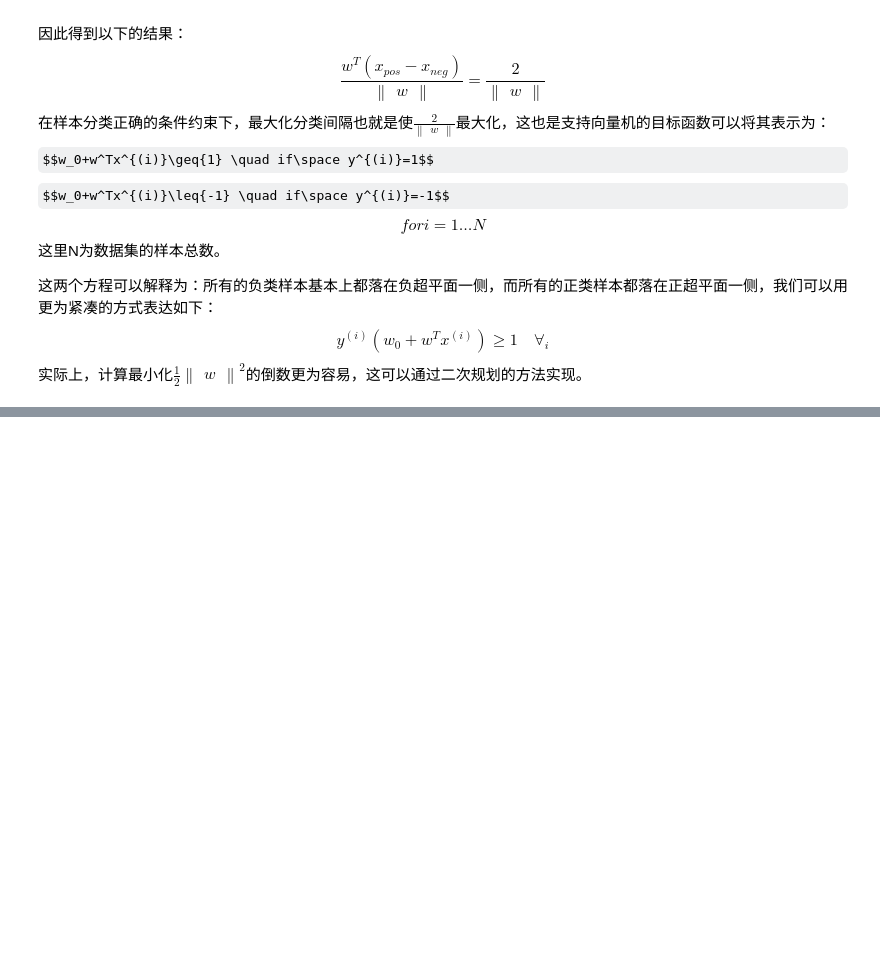
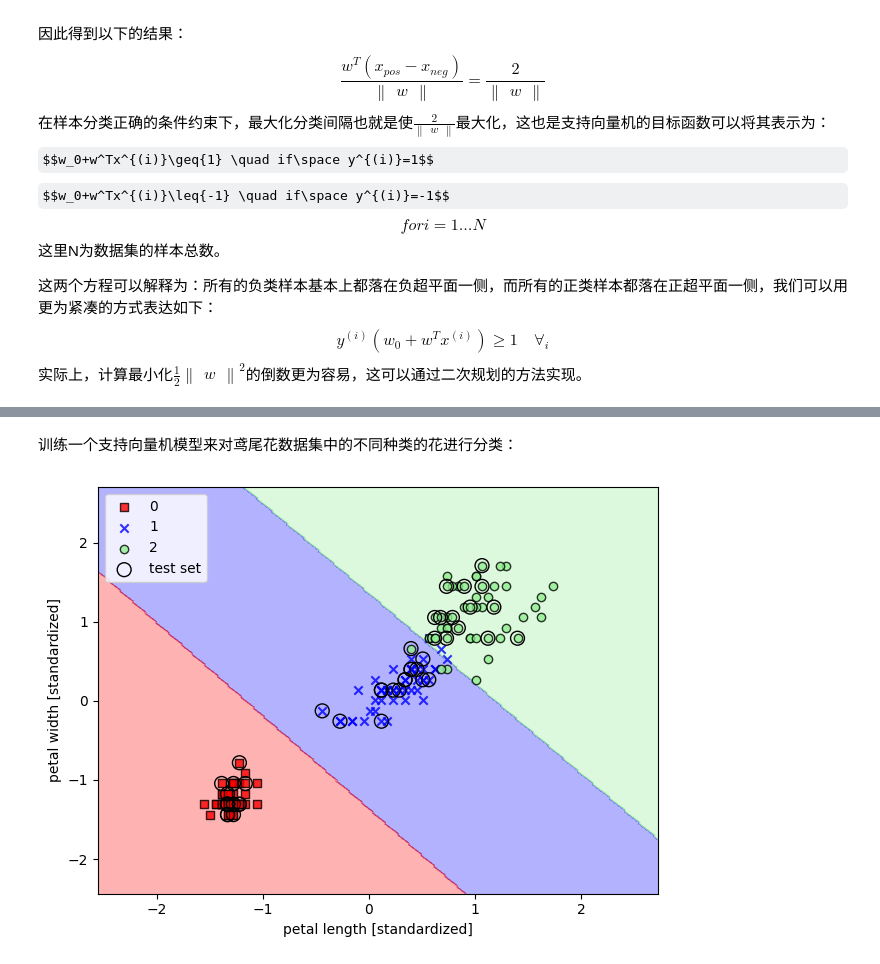
Before and after one commit to JackCaiZhang/python-machine-learning-3rd-edition, a Jupyter notebook: ch03/ch03.ipynb, the cells around one changed output, grey strips where cells are left out. Drawn from its saved outputs; the diff is of its cells as text; code cells hidden in the pictures; some formulas as TeX source; blank space fills up the shorter version.

```diff
--- a/ch03/ch03.ipynb
+++ b/ch03/ch03.ipynb
@@ -116,7 +116,12 @@ import matplotlib.pyplot as plt
 
 # To check recent matplotlib compatibility
 import matplotlib
-from distutils.version import LooseVersion
+# from distutils.version import LooseVersion
+from packaging import version
+import warnings
+
+
+warnings.filterwarnings('ignore')
 
 
 def plot_decision_regions(X, y, classifier, test_idx=None, resolution=0.02):
@@ -150,7 +155,7 @@ def plot_decision_regions(X, y, classifier, test_idx=None, resolution=0.02):
     if test_idx:
         # plot all examples
         X_test, y_test = X[test_idx, :], y[test_idx]
-        if LooseVersion(matplotlib.__version__) < LooseVersion('0.3.4'):
+        if version.parse(matplotlib.__version__) < version.parse('0.3.4'):
             plt.scatter(X_test[:, 0],
                         X_test[:, 1],
                         c='',
@@ -466,0 +496,17 @@ $$y^{(i)}(w_0+w^Tx^{(i)})\geq{1} \quad \forall_i$$
+# %% [markdown]
+训练一个支持向量机模型来对鸢尾花数据集中的不同种类的花进行分类：
+# %%
+from sklearn.svm import SVC
+svm = SVC(kernel='linear', C=1.0, random_state=1)
+svm.fit(X_train_std, y_train)
+plot_decision_regions(X_combined_std,
+                      y_combined,
+                      classifier=svm,
+                      test_idx=range(105, 150))
+plt.xlabel('petal length [standardized]')
+plt.ylabel('petal width [standardized]')
+plt.legend(loc='upper left')
+plt.tight_layout()
+plt.show()
+# %% [output]
+[figure, added]
```
Also changed, not shown: parts of 4 cells of this notebook.
